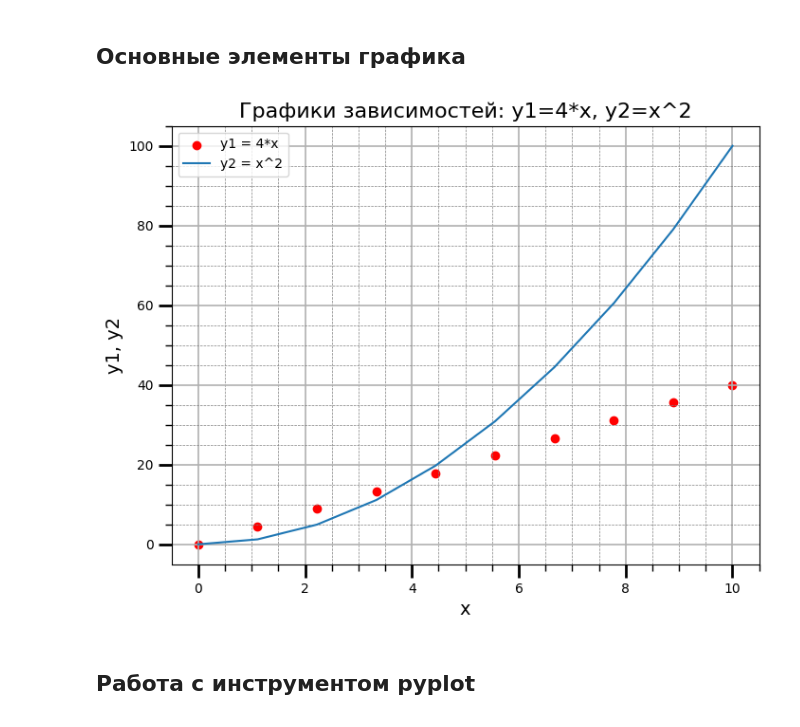
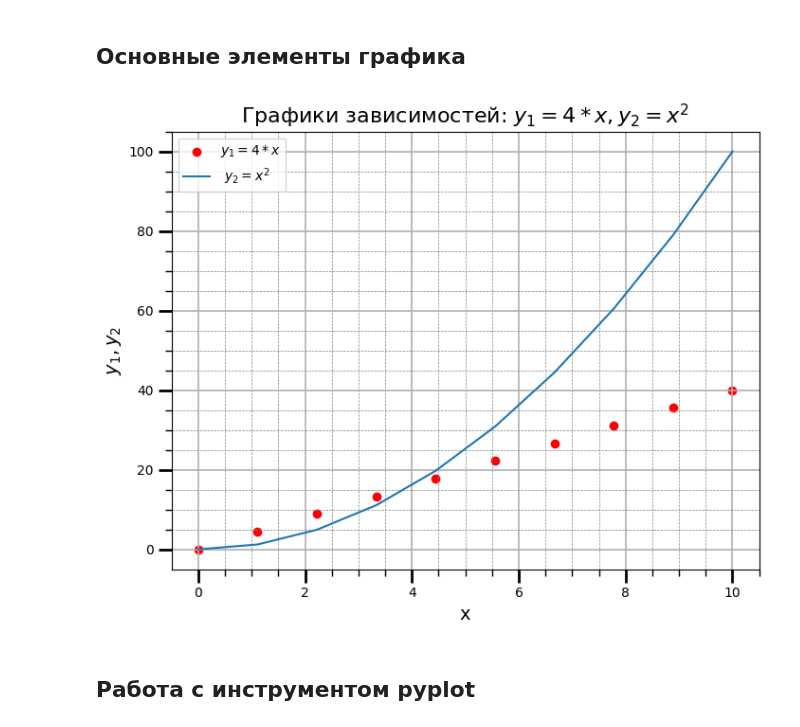
Before and after one commit to pipinstallpython/TRO_3.4, a Jupyter notebook: z6_primers.ipynb, the cells around one changed output. Cells and saved outputs as stored; diff of their text form; code cells hidden in the pictures.

```diff
--- a/z6_primers.ipynb
+++ b/z6_primers.ipynb
@@ -107,30 +101,30 @@ from matplotlib.ticker import (MultipleLocator, FormatStrFormatter,
 # %%
 x = np.linspace(0, 10, 10)
 y1 = 4*x
 y2 = [i**2 for i in x]
 
 fig, ax = plt.subplots(figsize=(8, 6))
 
-ax.set_title("Графики зависимостей: y1=4*x, y2=x^2", fontsize=16)
+ax.set_title("Графики зависимостей: $ y_1=4*x, y_2=x^2 $", fontsize=16)
 ax.set_xlabel("x", fontsize=14)
-ax.set_ylabel("y1, y2", fontsize=14)
+ax.set_ylabel("$ y_1, y_2 $", fontsize=14)
 ax.grid(which="major", linewidth=1.2)
 ax.grid(which="minor", linestyle="--", color="gray", linewidth=0.5)
 
-ax.scatter(x, y1, c="red", label="y1 = 4*x")
-ax.plot(x, y2, label="y2 = x^2")
+ax.scatter(x, y1, c="red", label="$ y_1 = 4*x $")
+ax.plot(x, y2, label=" $ y_2 = x^2 $")
 
 ax.legend()
 
 ax.xaxis.set_minor_locator(AutoMinorLocator())
 ax.yaxis.set_minor_locator(AutoMinorLocator())
 
 ax.tick_params(which='major', length=10, width=2)
 ax.tick_params(which='minor', length=5, width=1)
 
-plt.show()
+plt.show();
 # %% [output]
-[figure, old version]
+[figure, new version]
 # %% [markdown]
 ## Работа с инструментом pyplot
 # %% [markdown]
```
Also changed, not shown: parts of 21 cells of this notebook.
